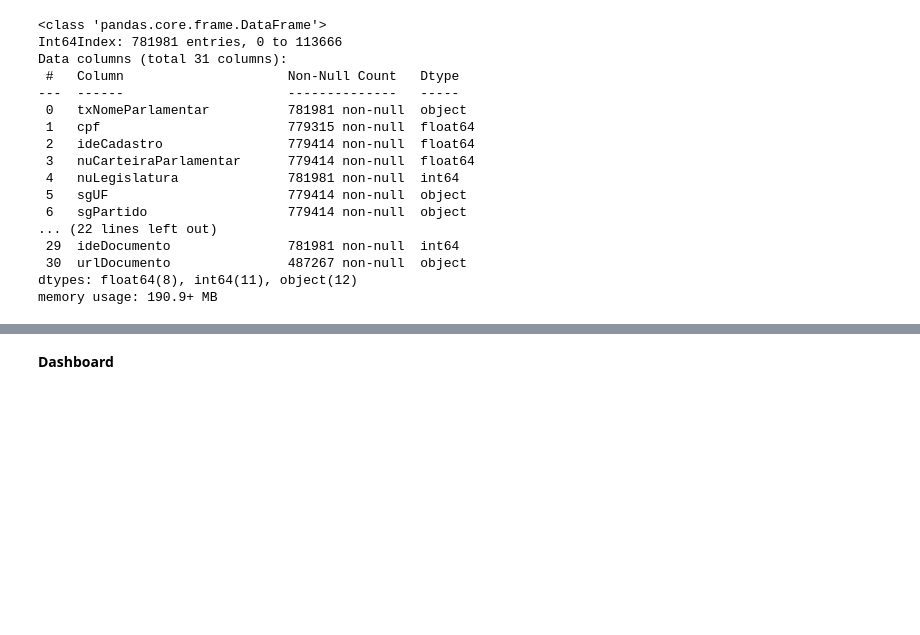
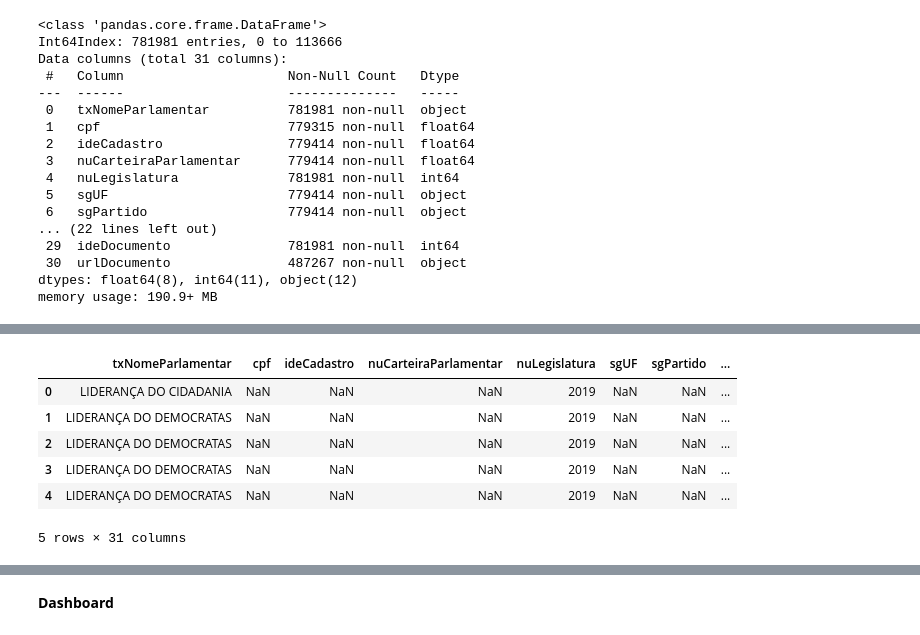
Before and after one commit to joaofranca13/camara-deputados-despesas, a Jupyter notebook: src/dataviz-dados-abertos-camara.ipynb, the cells around one changed output, grey strips where cells are left out. Saved outputs shown, nothing was run; the diff lists cells and outputs as text; code cells hidden in the pictures; blank space fills up the shorter version.

```diff
--- a/src/dataviz-dados-abertos-camara.ipynb
+++ b/src/dataviz-dados-abertos-camara.ipynb
@@ -89,0 +112,10 @@ plt.show()
+# %%
+ano_corrente_df.head()
+# %% [output]
+|  | txNomeParlamentar | cpf | ideCadastro | nuCarteiraParlamentar | nuLegislatura | sgUF | sgPartido | ... |
+| 0 | LIDERANÇA DO CIDADANIA | NaN | NaN | NaN | 2019 | NaN | NaN | ... |
+| 1 | LIDERANÇA DO DEMOCRATAS | NaN | NaN | NaN | 2019 | NaN | NaN | ... |
+| 2 | LIDERANÇA DO DEMOCRATAS | NaN | NaN | NaN | 2019 | NaN | NaN | ... |
+| 3 | LIDERANÇA DO DEMOCRATAS | NaN | NaN | NaN | 2019 | NaN | NaN | ... |
+| 4 | LIDERANÇA DO DEMOCRATAS | NaN | NaN | NaN | 2019 | NaN | NaN | ... |
+5 rows × 31 columns
```
Also changed, not shown: parts of 19 cells of this notebook, 1 other file.
